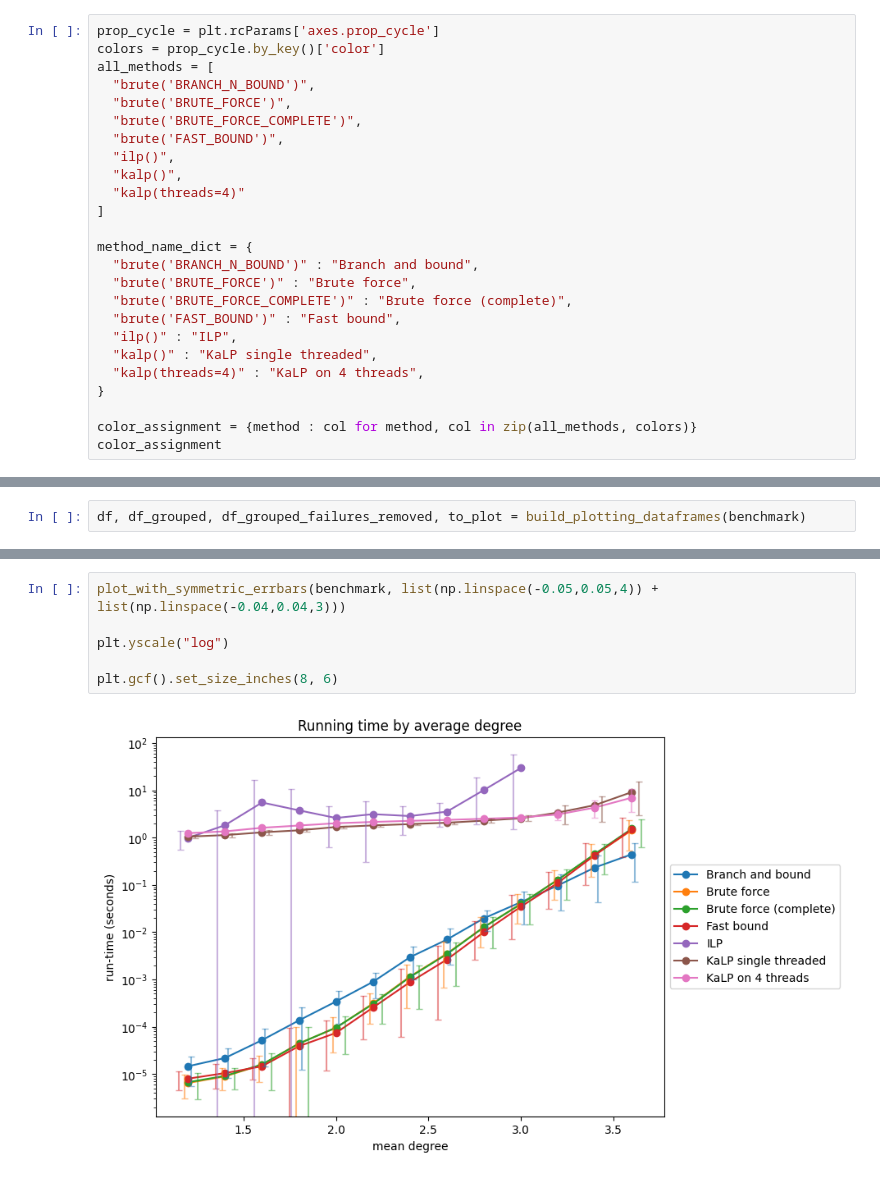
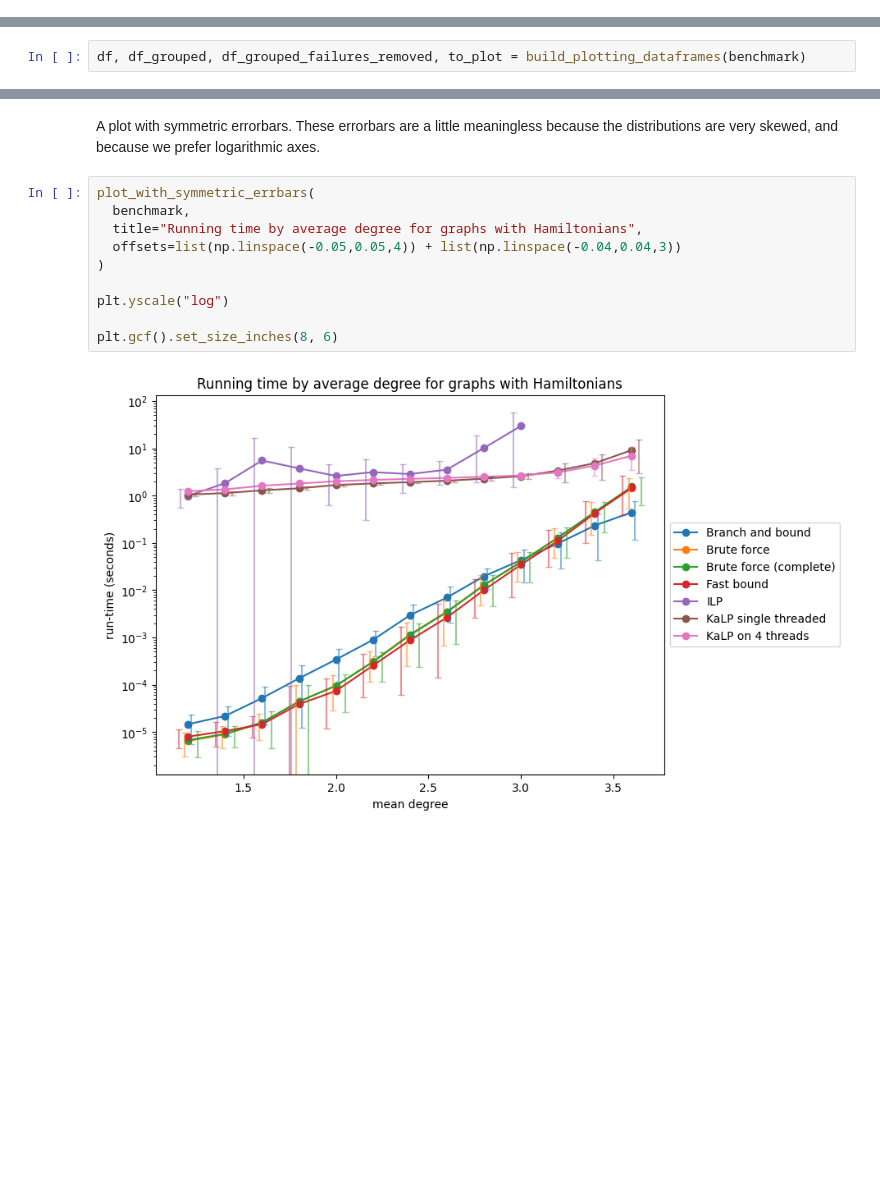
Before and after one commit to blinkybool/LongestPath, a Jupyter notebook: notebooks/benchmarking_specific_degree.ipynb, the cells around one changed output, grey strips where cells are left out. Saved outputs shown, nothing was run; the diff lists cells and outputs as text; blank space fills up the shorter version.

Commit message:
cleanup of benchmarking_specific_degree

```diff
--- a/notebooks/benchmarking_specific_degree.ipynb
+++ b/notebooks/benchmarking_specific_degree.ipynb
@@ -23,25 +19,0 @@ from matplotlib.transforms import Affine2D
-# %%
-prop_cycle = plt.rcParams['axes.prop_cycle']
-colors = prop_cycle.by_key()['color']
-all_methods = [
-  "brute('BRANCH_N_BOUND')",
-  "brute('BRUTE_FORCE')",
-  "brute('BRUTE_FORCE_COMPLETE')",
-  "brute('FAST_BOUND')",
-  "ilp()",
-  "kalp()",
-  "kalp(threads=4)"
-]
-
-method_name_dict = {
-  "brute('BRANCH_N_BOUND')" : "Branch and bound",
-  "brute('BRUTE_FORCE')" : "Brute force",
-  "brute('BRUTE_FORCE_COMPLETE')" : "Brute force (complete)",
-  "brute('FAST_BOUND')" : "Fast bound",
-  "ilp()" : "ILP",
-  "kalp()" : "KaLP single threaded",
-  "kalp(threads=4)" : "KaLP on 4 threads",
-}
-
-color_assignment = {method : col for method, col in zip(all_methods, colors)}
-color_assignment
@@ -269,8 +137,15 @@ plt.savefig(os.path.join(benchmark.benchmark_path, "plot.png"), dpi=400, bbox_in
+# %% [markdown]
+A plot with symmetric errorbars.
+These errorbars are a little meaningless because the distributions are very skewed, and because we prefer logarithmic axes.
 # %%
-plot_with_symmetric_errbars(benchmark, list(np.linspace(-0.05,0.05,4)) + list(np.linspace(-0.04,0.04,3)))
+plot_with_symmetric_errbars(
+  benchmark,
+  title="Running time by average degree for graphs with Hamiltonians",
+  offsets=list(np.linspace(-0.05,0.05,4)) + list(np.linspace(-0.04,0.04,3))
+)
 
 plt.yscale("log")
 
 plt.gcf().set_size_inches(8, 6)
 # %% [output]
-[figure, old version]
+[figure, new version]
```
Also changed, not shown: parts of 29 cells of this notebook, 3 other files.
